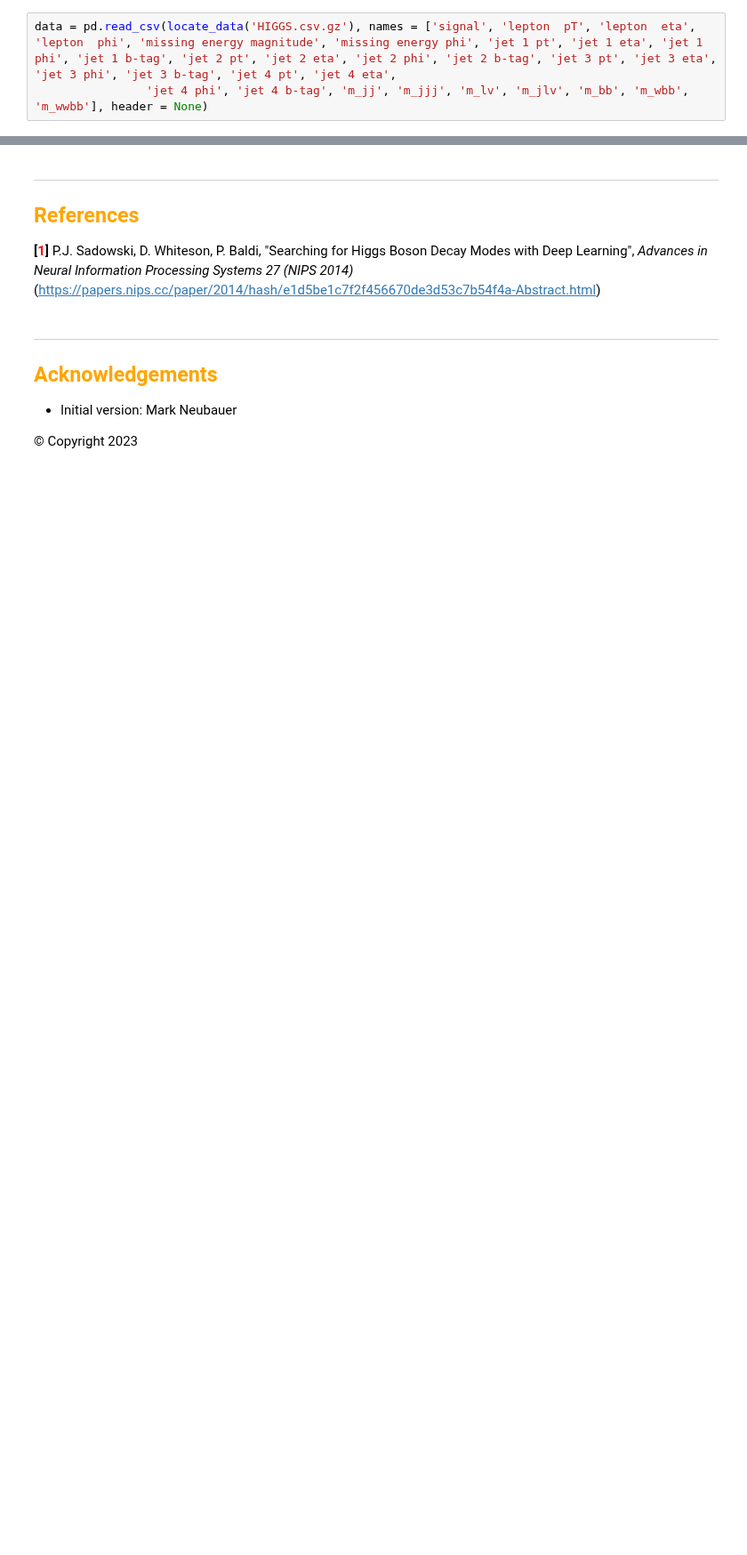
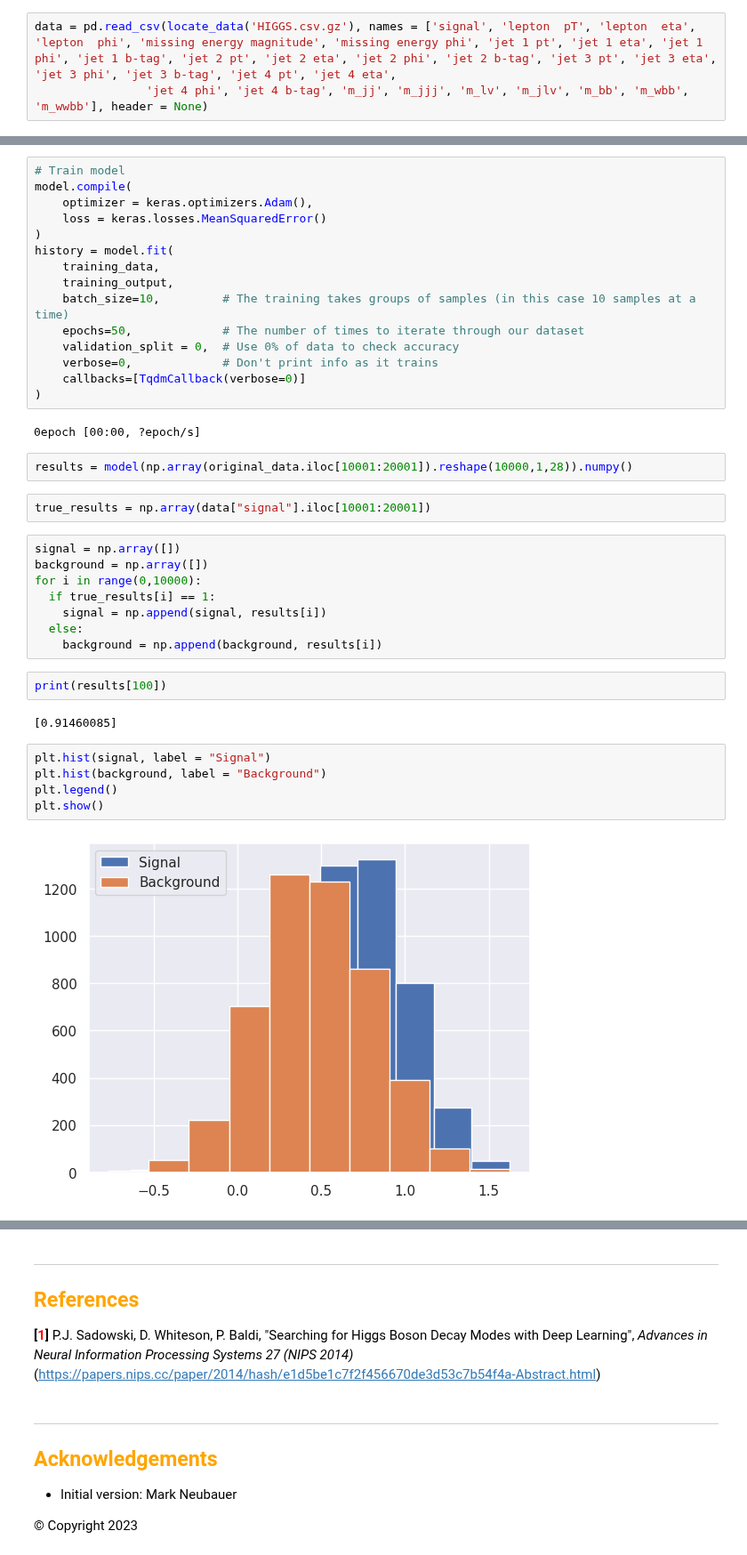
Before and after one commit to Cocoduds/PHYS503, a Jupyter notebook: _sources/projects/Project_02_HiggsTauTau.ipynb, the cells around one changed output, grey strips where cells are left out. Shown at 89% size. Saved outputs shown, nothing was run; the diff lists cells and outputs as text; blank space fills up the shorter version.

```diff
--- a/_sources/projects/Project_02_HiggsTauTau.ipynb
+++ b/_sources/projects/Project_02_HiggsTauTau.ipynb
@@ -87,3 +103,43 @@ data = pd.read_csv(locate_data('HIGGS.csv.gz'), names = ['signal', 'lepton  pT',
+# %%
+# Train model
+model.compile(
+    optimizer = keras.optimizers.Adam(),
+    loss = keras.losses.MeanSquaredError()
+)
+history = model.fit(
+    training_data,
+    training_output,
+    batch_size=10,         # The training takes groups of samples (in this case 10 samples at a time)
+    epochs=50,             # The number of times to iterate through our dataset
+    validation_split = 0,  # Use 0% of data to check accuracy
+    verbose=0,             # Don't print info as it trains
+    callbacks=[TqdmCallback(verbose=0)]
+)
+# %% [output]
+0epoch [00:00, ?epoch/s]
+# %%
+results = model(np.array(original_data.iloc[10001:20001]).reshape(10000,1,28)).numpy()
+# %%
+true_results = np.array(data["signal"].iloc[10001:20001])
+# %%
+signal = np.array([])
+background = np.array([])
+for i in range(0,10000):
+  if true_results[i] == 1:
+    signal = np.append(signal, results[i])
+  else:
+    background = np.append(background, results[i])
+# %%
+print(results[100])
+# %% [output]
+[0.91460085]
+# %%
+plt.hist(signal, label = "Signal")
+plt.hist(background, label = "Background")
+plt.legend()
+plt.show()
+# %% [output]
+[figure, added]
 # %%
 keras.utils.set_random_seed(0)
 
```
Also changed, not shown: parts of 8 cells of this notebook.
